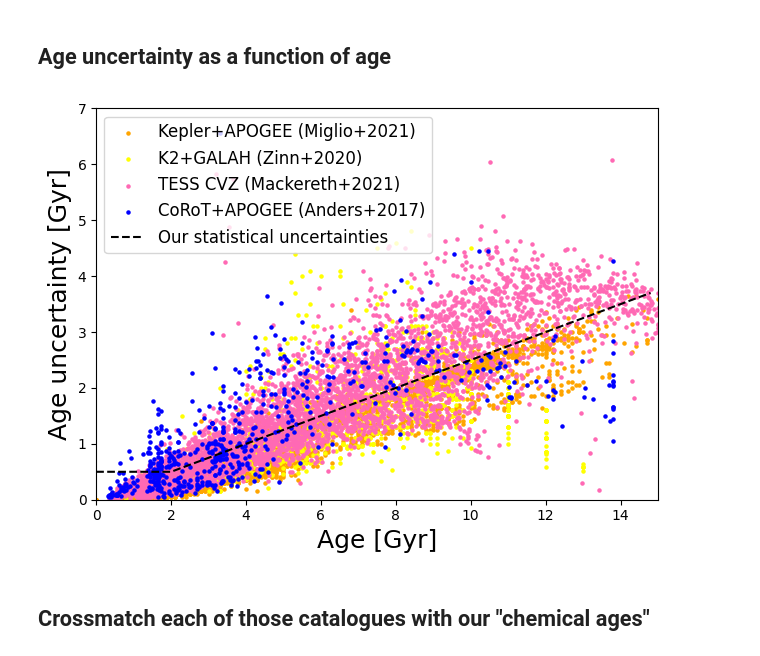
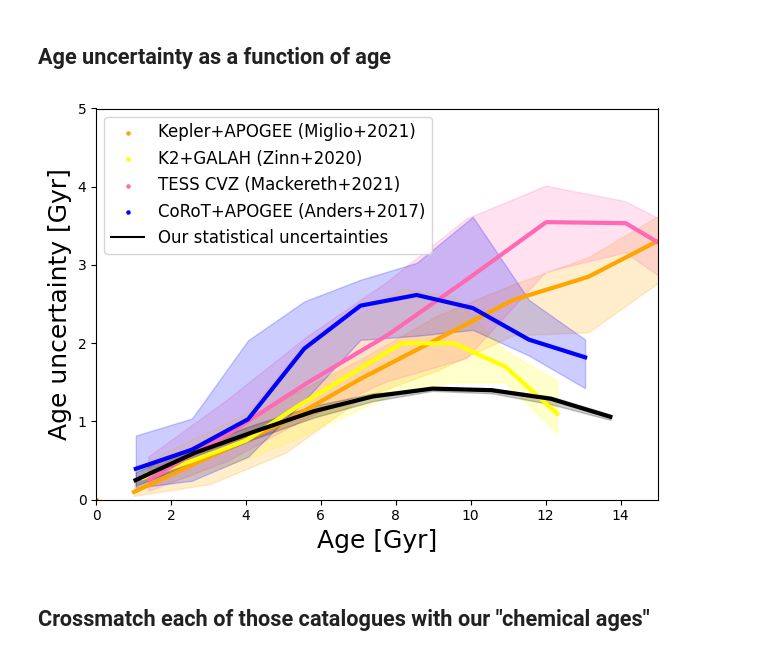
Before and after one commit to fjaellet/xgboost_chem_ages, a Jupyter notebook: py/test_age_catalogues.ipynb, the cells around one changed output. Cells and saved outputs as stored; diff of their text form; code cells hidden in the pictures.

```diff
--- a/py/test_age_catalogues.ipynb
+++ b/py/test_age_catalogues.ipynb
@@ -182,26 +185,60 @@ plt.savefig("../im/XYRZ_all_vs_others.png")
 # %% [markdown]
 ## Age uncertainty as a function of age
+# %%
+def running_median(X, Y, nbins=10):
+    bins = np.linspace(X.min(),X.max(), nbins)
+    delta = bins[1]-bins[0]
+    idx  = np.digitize(X, bins, right=False)
+    med = [np.quantile(Y[idx==k], 0.5) for k in range(1, nbins)]
+    q16 = [np.quantile(Y[idx==k], 0.16) for k in range(1, nbins)]
+    q84 = [np.quantile(Y[idx==k], 0.84) for k in range(1, nbins)]
+    return bins[1:] - delta/2, med, q16, q84
+
+# Overplot running median
+def overplot_trend(X, Y, alpha=0.2, color="k", bins=10):
+    #lines = mdline(X, Y, bins=bins)
+    lines = running_median(X, Y, nbins=bins)
+    xnew  = np.linspace(lines[0].min(), lines[0].max(), bins)
+    spl   = make_interp_spline(lines[0], lines[1], k=2)
+    power_smooth = spl(xnew)
+    plt.plot(lines[0], lines[1], ms=50, color=color, lw=3)
+    plt.fill_between(lines[0], lines[2], lines[3], alpha=alpha, color=color)
 # %%
 #Ages
-plt.scatter(miglio2021['Age'], 0.5*(miglio2021['b_age_lc']-miglio2021['b_Age']),
+plot_scatter = False
+
+plt.scatter(-miglio2021['Age'], 0.5*(miglio2021['b_age_lc']-miglio2021['b_Age']),
             c="orange", label="Kepler+APOGEE (Miglio+2021)", s=5)
-plt.scatter(zinn2020['age'], zinn2020['e_age'],
+plt.scatter(-zinn2020['age'], zinn2020['e_age'],
             c="yellow", label="K2+GALAH (Zinn+2020)", s=5)
-plt.scatter(mackereth2021['age_PARAM_BHM'][mackereth2021['age_PARAM_BHM']>0],
+plt.scatter(-mackereth2021['age_PARAM_BHM'][mackereth2021['age_PARAM_BHM']>0],
             0.5*(mackereth2021['age_68U_PARAM_BHM']-mackereth2021['age_68L_PARAM_BHM'])[mackereth2021['age_PARAM_BHM']>0],
             c="hotpink", label="TESS CVZ (Mackereth+2021)", s=5)
-plt.scatter(anders2017['AgeM'], 0.5*(anders2017['AgeM68U']-anders2017['AgeM68L']),
+plt.scatter(-anders2017['AgeM'], 0.5*(anders2017['AgeM68U']-anders2017['AgeM68L']),
             c="b", label="CoRoT+APOGEE (Anders+2017)", s=5)
+if not plot_scatter:
+    overplot_trend(miglio2021['Age'], 0.5*(miglio2021['b_age_lc']-miglio2021['b_Age']),
+                   color="orange", alpha=0.2, bins=10)
+    overplot_trend(zinn2020['age'], zinn2020['e_age'],
+                   color="yellow", alpha=0.2, bins=10)
+    overplot_trend(mackereth2021['age_PARAM_BHM'][mackereth2021['age_PARAM_BHM']>0],
+                   0.5*(mackereth2021['age_68U_PARAM_BHM']-mackereth2021['age_68L_PARAM_BHM'])[mackereth2021['age_PARAM_BHM']>0],
+                   color="hotpink", alpha=0.2, bins=10)
+    overplot_trend(anders2017['AgeM'], 0.5*(anders2017['AgeM68U']-anders2017['AgeM68L']),
+                   alpha=0.2, color="b", bins=10)
+    overplot_trend(our_cat["spec_age_feb2023"], our_cat["spec_age_feb2023_uncert"],
+                   alpha=0.2, color="k", bins=10)
 #plt.title('Statistical age uncertainty vs. age')
-plt.plot(np.arange(0,15,0.2),np.maximum(0.25*np.arange(0,15,0.2), 0.5),'k--', label=r"Our statistical uncertainties")
+plt.plot(-np.arange(0,15,0.2), 0.25*np.arange(0,15,0.2),'k',
+         label=r"Our statistical uncertainties")
 plt.legend(loc="upper left", fontsize=12)
-plt.axis([0,15,0,7])
+plt.axis([0,15,0,5])
 plt.xlabel('Age [Gyr]', fontsize=18)
 plt.ylabel(r"Age uncertainty [Gyr]", fontsize=18)
 plt.tight_layout()
 plt.savefig("../im/seismic_age_uncerts.png")
 # %% [output]
-[figure, old version]
+[figure, new version]
 # %% [markdown]
 ## Crossmatch each of those catalogues with our "chemical ages"
 # %%
```
Also changed, not shown: parts of 18 cells of this notebook, 21 other files.
